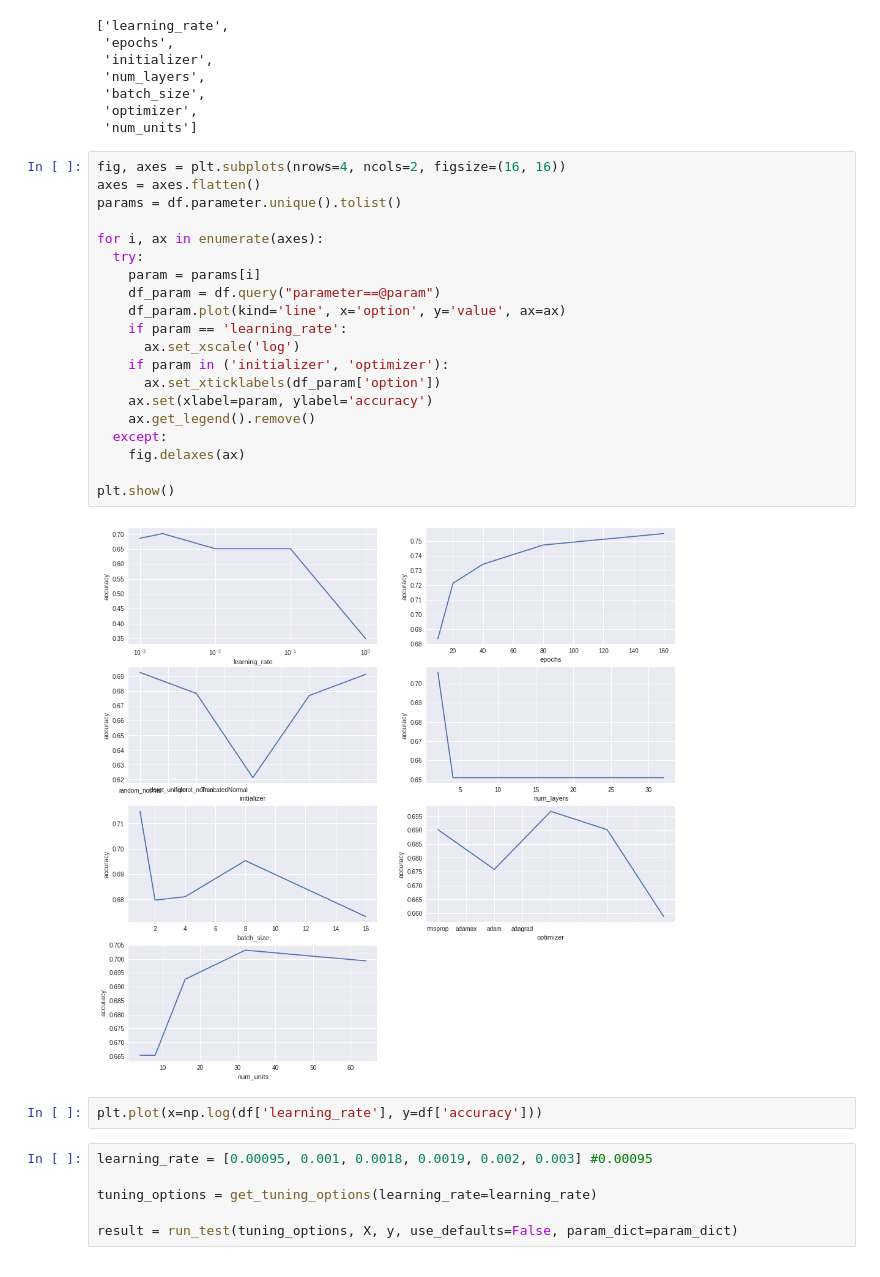
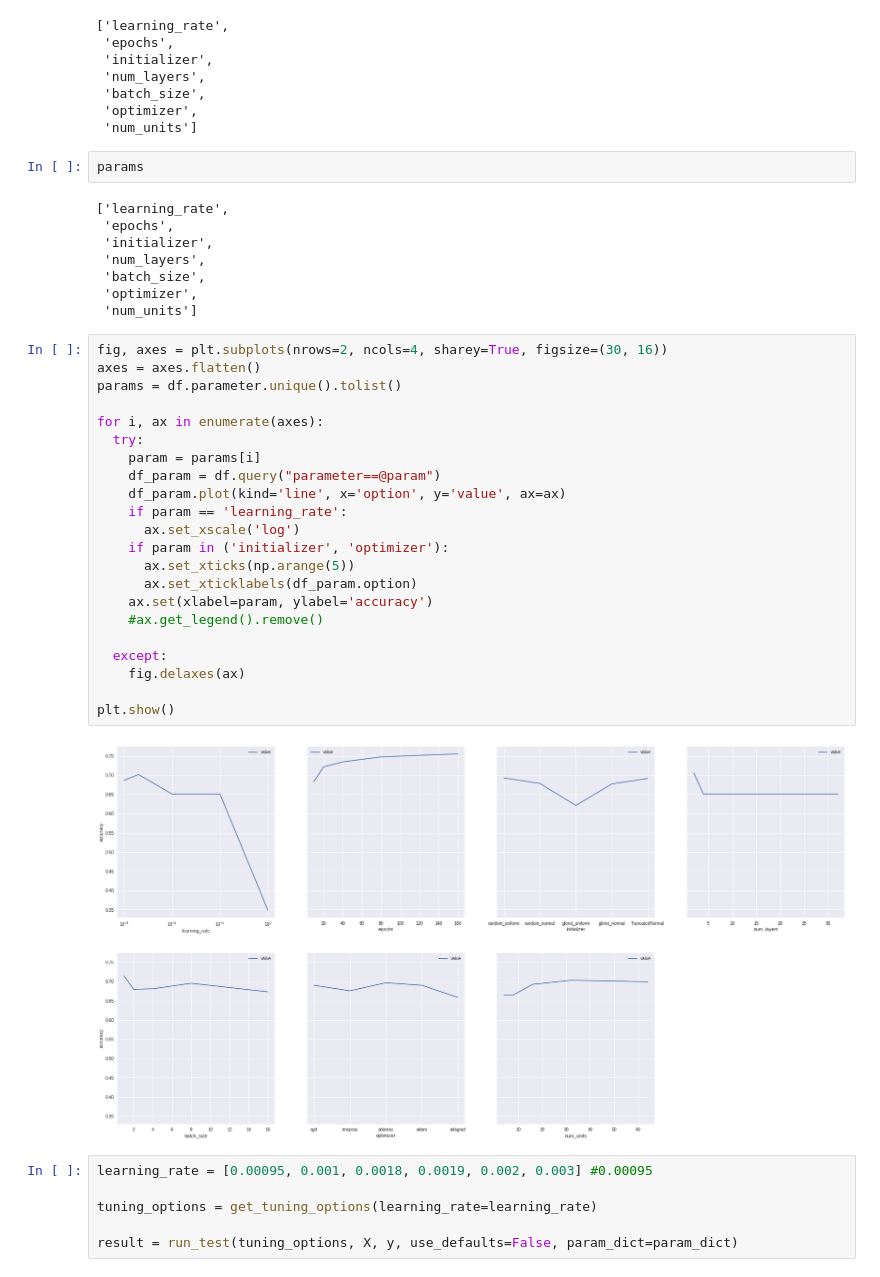
Before and after one commit to georgeliu1998/keras_model_tuning, a Jupyter notebook: keras.ipynb, the cells around one changed output. Drawn from its saved outputs; the diff is of its cells as text.

Commit message:
Create working line plots

```diff
--- a/keras.ipynb
+++ b/keras.ipynb
@@ -559,30 +559,40 @@ df.parameter.unique().tolist()
  'batch_size',
  'optimizer',
  'num_units']
+# %%
+params
+# %% [output]
+['learning_rate',
+ 'epochs',
+ 'initializer',
+ 'num_layers',
+ 'batch_size',
+ 'optimizer',
+ 'num_units']
 # %%
-fig, axes = plt.subplots(nrows=4, ncols=2, figsize=(16, 16))
+fig, axes = plt.subplots(nrows=2, ncols=4, sharey=True, figsize=(30, 16))
 axes = axes.flatten()
 params = df.parameter.unique().tolist()
 
 for i, ax in enumerate(axes):
   try:
     param = params[i]
     df_param = df.query("parameter==@param")
     df_param.plot(kind='line', x='option', y='value', ax=ax)
     if param == 'learning_rate':
       ax.set_xscale('log')
     if param in ('initializer', 'optimizer'):
-      ax.set_xticklabels(df_param['option'])
+      ax.set_xticks(np.arange(5))
+      ax.set_xticklabels(df_param.option)
     ax.set(xlabel=param, ylabel='accuracy')
-    ax.get_legend().remove()
+    #ax.get_legend().remove()
+
   except:
     fig.delaxes(ax)
 
 plt.show()
 # %% [output]
-[figure, old version]
+[figure, new version]
-# %%
-plt.plot(x=np.log(df['learning_rate'], y=df['accuracy']))
 # %%
 learning_rate = [0.00095, 0.001, 0.0018, 0.0019, 0.002, 0.003] #0.00095
 
```
